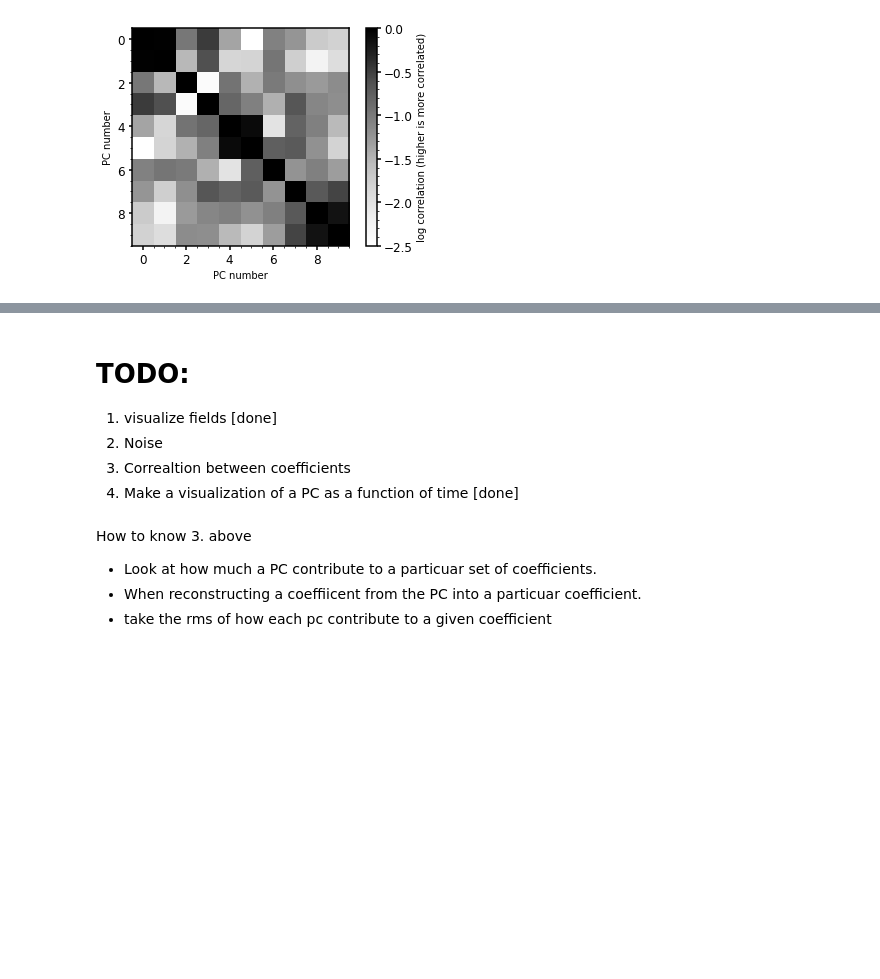
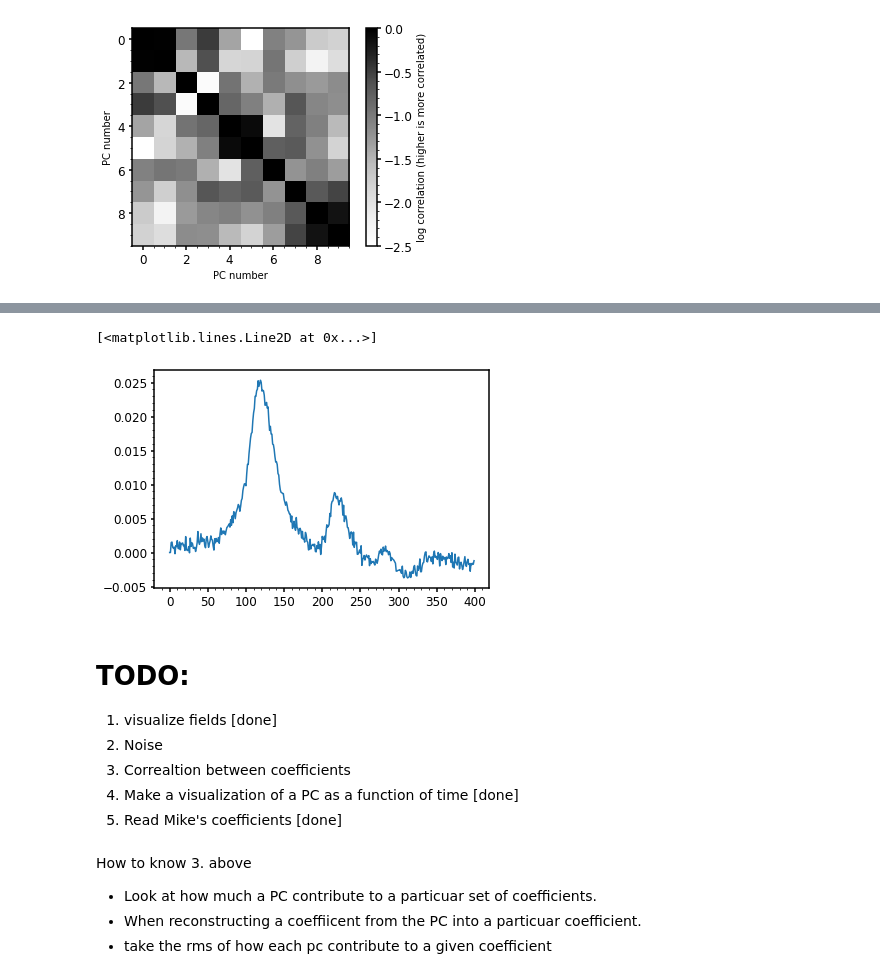
Before and after one commit to jngaravitoc/time-dependent-BFE, a Jupyter notebook: scripts/mssa/mssa-scf.ipynb, the cells around one changed output, grey strips where cells are left out. Saved outputs shown, nothing was run; the diff lists cells and outputs as text; code cells hidden in the pictures; blank space fills up the shorter version.

```diff
--- a/scripts/mssa/mssa-scf.ipynb
+++ b/scripts/mssa/mssa-scf.ipynb
@@ -464,0 +510,5 @@ for t in range(400):
+# %%
+plt.plot(S_coefficients[:,0,0,0]/S_coefficients[0,0,0,0]-1)
+# %% [output]
+[<matplotlib.lines.Line2D at 0x...>]
+[figure, added]
@@ -469,6 +537,7 @@ for t in range(400):
 2. Noise
 3. Correaltion between coefficients
 4. Make a visualization of a PC as a function of time [done]
+5. Read Mike's coefficients [done]
 # %% [markdown]
 How to know 3. above
 - Look at how much a PC contribute to a particuar set of coefficients.
```
Also changed, not shown: parts of 30 cells of this notebook.
